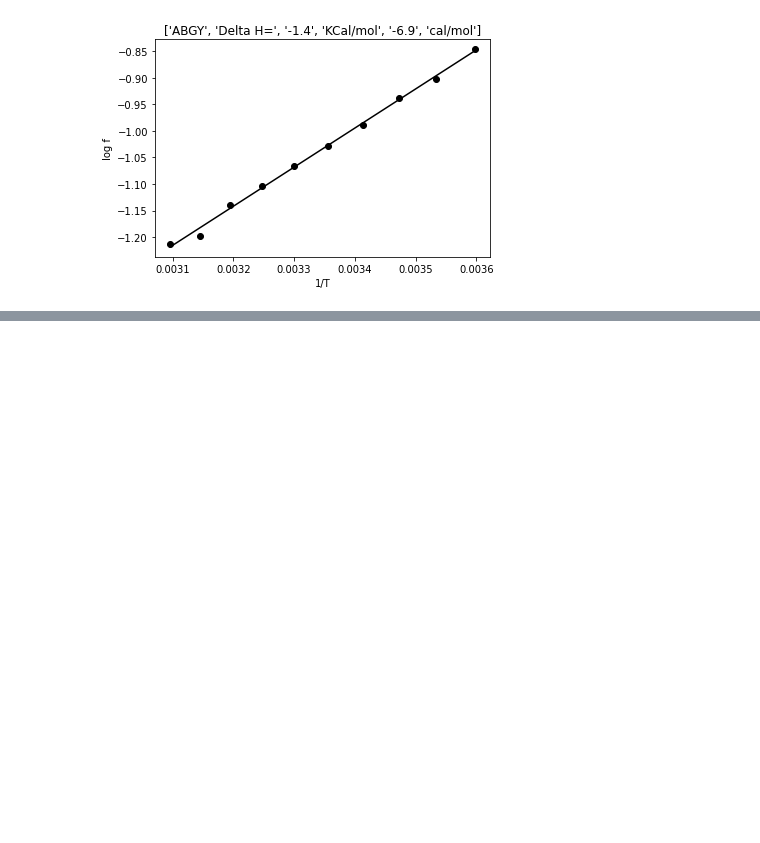
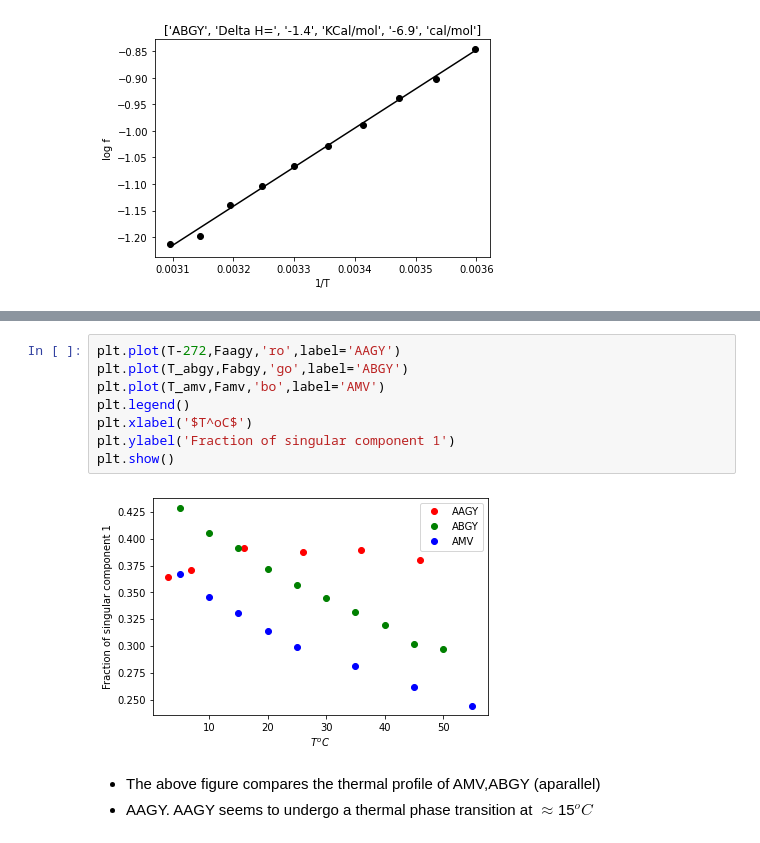
Before and after one commit to adbioc/Specroscopy, a Jupyter notebook: CD_nov.ipynb, the cells around one changed output, grey strips where cells are left out. Drawn from its saved outputs; the diff is of its cells as text; blank space fills up the shorter version.

```diff
--- a/CD_nov.ipynb
+++ b/CD_nov.ipynb
@@ -434,0 +430,13 @@ array([0.2       , 0.1       , 0.06666667, 0.05      , 0.04      ,
+# %%
+plt.plot(T-272,Faagy,'ro',label='AAGY')
+plt.plot(T_abgy,Fabgy,'go',label='ABGY')
+plt.plot(T_amv,Famv,'bo',label='AMV')
+plt.legend()
+plt.xlabel('$T^oC$')
+plt.ylabel('Fraction of singular component 1')
+plt.show()
+# %% [output]
+[figure, added]
+# %% [markdown]
+- The above figure compares the thermal profile of AMV,ABGY (aparallel)
+- AAGY. AAGY seems to undergo a thermal phase transition at $\approx$15$^oC$
```
Also changed, not shown: parts of 9 cells of this notebook.
